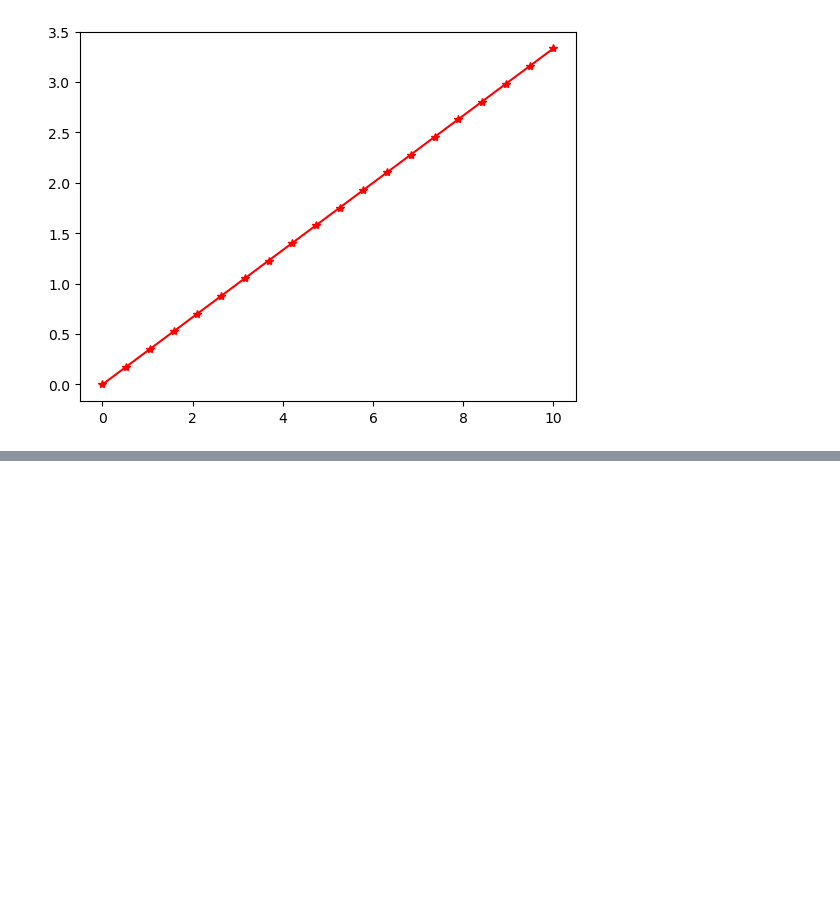
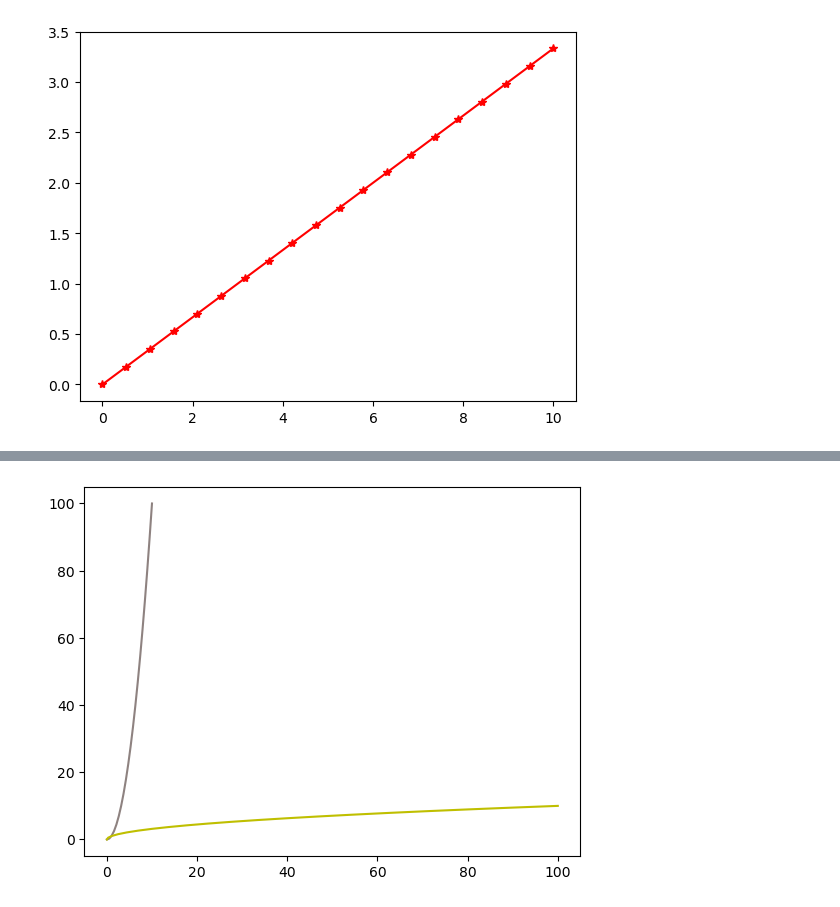
Before and after one commit to fatihsavaskurt/Python-Handbook, a Jupyter notebook: matplotlib.ipynb, the cells around one changed output, grey strips where cells are left out. Cells and saved outputs as stored; diff of their text form; code cells hidden in the pictures; blank space fills up the shorter version.

```diff
--- a/matplotlib.ipynb
+++ b/matplotlib.ipynb
@@ -64,0 +91,9 @@ plt.show()
+# %%
+data1 = np.linspace(0,10,20)
+data2 = data1**2
+my_fig, my_axes = plt.subplots()
+my_axes.plot(data1, data2, color="#1E0703", alpha = 0.5)
+my_axes.plot(data2, data1, "y")
+plt.show()
+# %% [output]
+[figure, added]
```
Also changed, not shown: parts of 3 cells of this notebook, 2 other files.
